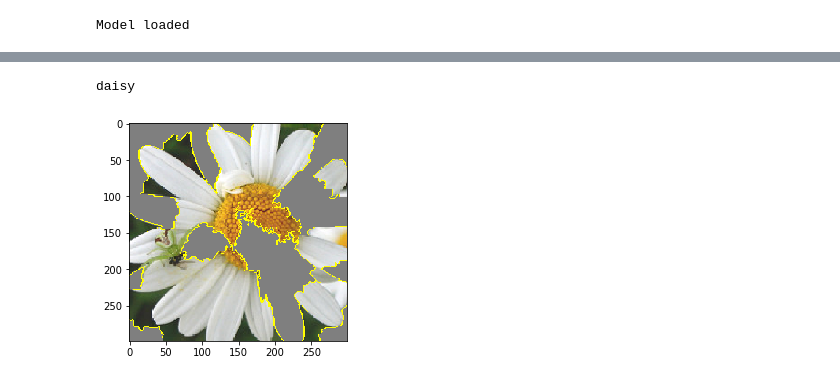
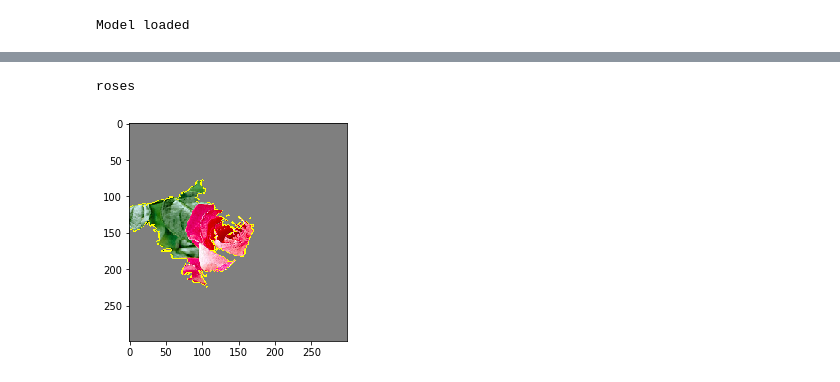
Before and after one commit to LudwigSchallner/limeandcnn, a Jupyter notebook: LIME.ipynb, the cells around one changed output, grey strips where cells are left out. Saved outputs shown, nothing was run; the diff lists cells and outputs as text; code cells hidden in the pictures.

```diff
--- a/LIME.ipynb
+++ b/LIME.ipynb
@@ -17,6 +17,7 @@ Using TensorFlow backend.
 Notebook run using keras: 2.1.6
 # %%
 img_size = 299
+path_to_labels = "./sonstiges/labels_flowers.txt"
 
 def getHighestID(preds):
     id = -1
@@ -28,12 +29,12 @@ def getHighestID(preds):
     return id
 
 def getLabels():
-    with open('labels.txt', 'r') as f:
+    with open(path_to_labels, 'r') as f:
      myLabels = [line.strip() for line in f]
     return myLabels
 
 def getLabelFromID(id):
-    with open("labels.txt") as fp:
+    with open(path_to_labels) as fp:
         for i, line in enumerate(fp):
             if i == id:
                 return line
@@ -48,7 +49,7 @@ def decode_prediction(preds):
     return decoded_list
 
 def getIDFromLabel(label):
-    with open("labels.txt") as fp:
+    with open(path_to_labels) as fp:
         for i, line in enumerate(fp):
             if label == line.replace('\n',''):
                 return i
@@ -66,7 +67,7 @@ def transform_img_fn(path_list):
 # %%
 my_model = load_model('my_model299.h5')
 print('Model loaded')
-images = transform_img_fn([os.path.join('data','daisy.jpg')])
+images = transform_img_fn([os.path.join('data','rose2.jpg')])
 preds = my_model.predict(images)
 # %% [output]
 Model loaded
@@ -105,9 +106,9 @@ Wall time: 12.9 s
 # %%
 from skimage.segmentation import mark_boundaries
 
-temp, mask = explanation.get_image_and_mask(getHighestID(preds), positive_only=True, num_features=3000, hide_rest=True)
+temp, mask = explanation.get_image_and_mask(getHighestID(preds), positive_only=True, hide_rest=True)
 plt.imshow(mark_boundaries(temp / 2 + 0.5, mask))
 print(getLabelFromID(getHighestID(preds)))
 # %% [output]
-daisy
+roses
-[figure, old version]
+[figure, new version]
```
Also changed, not shown: parts of 2 cells of this notebook, 14 other files.
